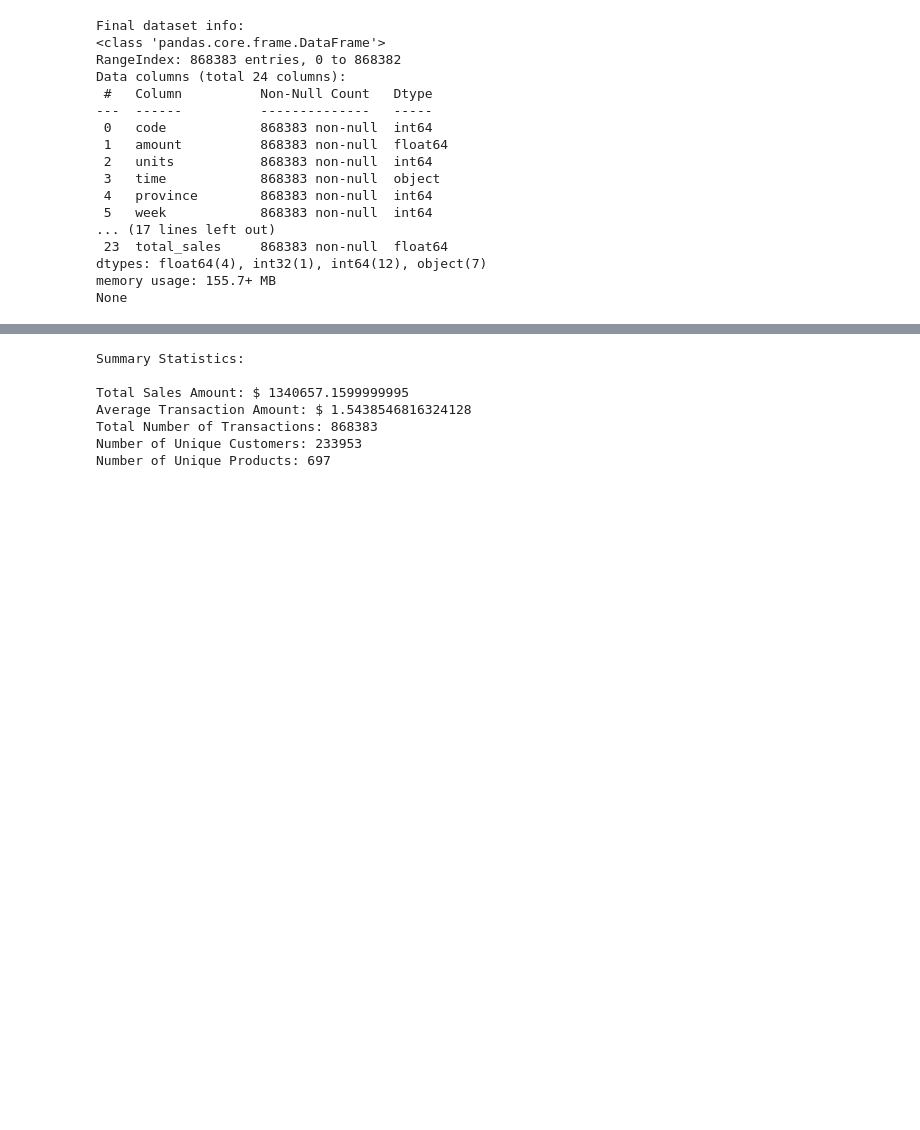
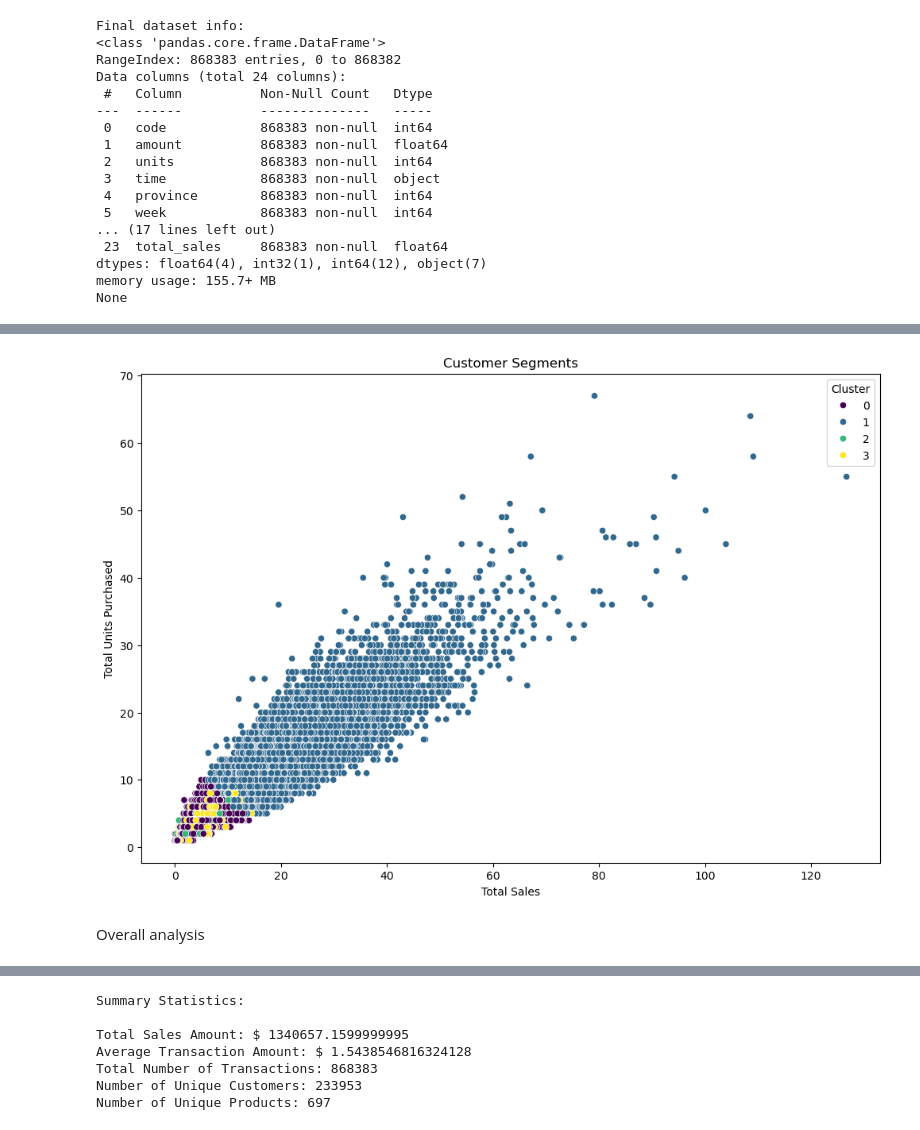
Before and after one commit to Kusalani/Sales-and-Promotions-Analysis, a Jupyter notebook: models/Data preparation.ipynb, the cells around one changed output, grey strips where cells are left out. Drawn from its saved outputs; the diff is of its cells as text; code cells hidden in the pictures; blank space fills up the shorter version.

```diff
--- a/models/Data preparation.ipynb
+++ b/models/Data preparation.ipynb
@@ -935,0 +969,17 @@ plt.show()
+# %%
+# Prepare data for clustering
+cluster_data = full_dataset.groupby('customerId').agg({
+    'total_sales': 'sum',
+    'units': 'sum',
+    'amount': 'mean',
+    'is_weekend': 'mean',
+    'has_promotion': 'mean'
+}).reset_index()
+# %%
+# Normalize the data
+scaler = StandardScaler()
+cluster_data_scaled = scaler.fit_transform(cluster_data.drop('customerId', axis=1))
+# %%
+# Perform K-means clustering
+kmeans = KMeans(n_clusters=4, random_state=42)
+cluster_data['Cluster'] = kmeans.fit_predict(cluster_data_scaled)
@@ -935,0 +1006,12 @@ plt.show()
+# %%
+# Visualize the clusters
+plt.figure(figsize=(12, 8))
+sns.scatterplot(data=cluster_data, x='total_sales', y='units', hue='Cluster', palette='viridis')
+plt.title('Customer Segments')
+plt.xlabel('Total Sales')
+plt.ylabel('Total Units Purchased')
+plt.show()
+# %% [output]
+[figure, added]
+# %% [markdown]
+Overall analysis
```
Also changed, not shown: parts of 106 cells of this notebook.
